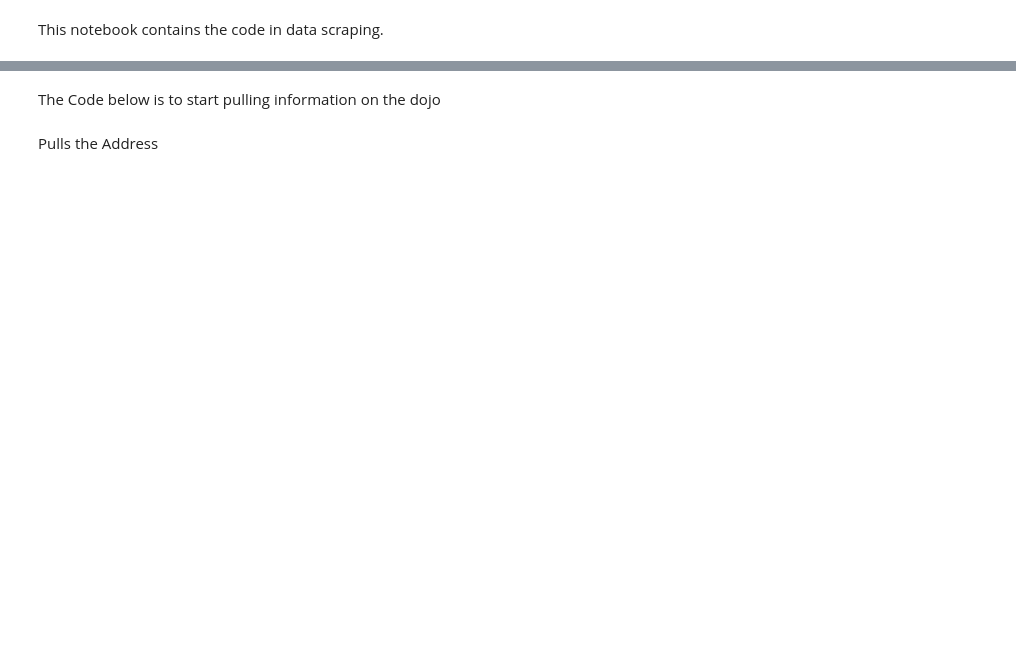
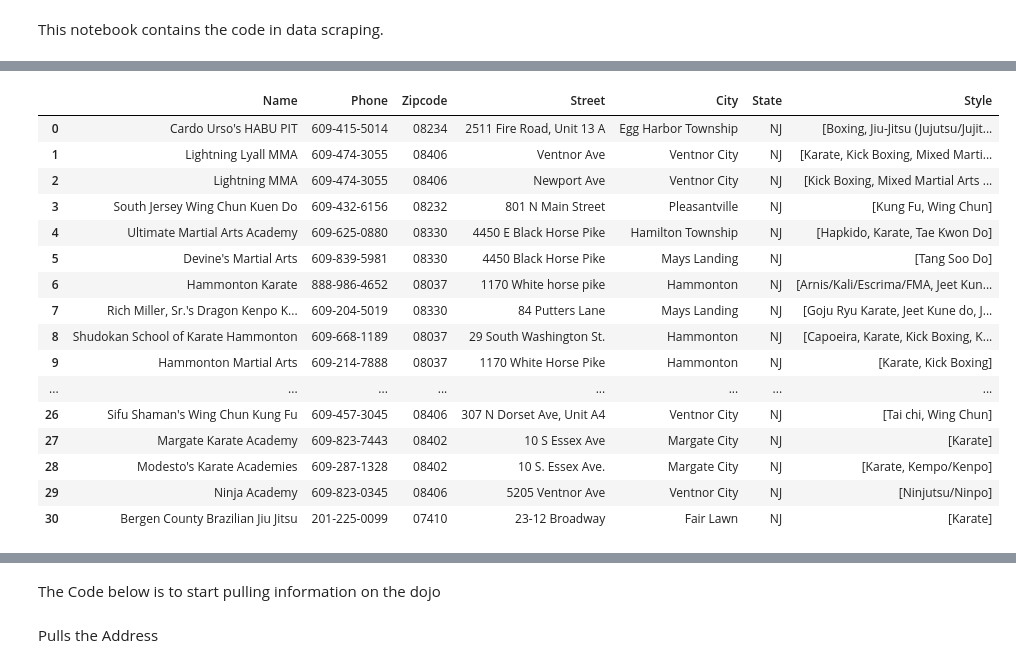
Before and after one commit to kplam624/Dojo-Finder, a Jupyter notebook: Data_Scraping.ipynb, the cells around one changed output, grey strips where cells are left out. Cells and saved outputs as stored; diff of their text form; code cells hidden in the pictures; blank space fills up the shorter version.

```diff
--- a/Data_Scraping.ipynb
+++ b/Data_Scraping.ipynb
@@ -10,0 +145,21 @@ from webdriver_manager.chrome import ChromeDriverManager
+# %%
+df = pd.DataFrame(dojo_list)
+df
+# %% [output]
+|  | Name | Phone | Zipcode | Street | City | State | Style |
+| 0 | Cardo Urso's HABU PIT | 609-415-5014 | 08234 | 2511 Fire Road, Unit 13 A | Egg Harbor Township | NJ | [Boxing, Jiu-Jitsu (Jujutsu/Jujit... |
+| 1 | Lightning Lyall MMA | 609-474-3055 | 08406 | Ventnor Ave | Ventnor City | NJ | [Karate, Kick Boxing, Mixed Marti... |
+| 2 | Lightning MMA | 609-474-3055 | 08406 | Newport Ave | Ventnor City | NJ | [Kick Boxing, Mixed Martial Arts ... |
+| 3 | South Jersey Wing Chun Kuen Do | 609-432-6156 | 08232 | 801 N Main Street | Pleasantville | NJ | [Kung Fu, Wing Chun] |
+| 4 | Ultimate Martial Arts Academy | 609-625-0880 | 08330 | 4450 E Black Horse Pike | Hamilton Township | NJ | [Hapkido, Karate, Tae Kwon Do] |
+| 5 | Devine's Martial Arts | 609-839-5981 | 08330 | 4450 Black Horse Pike | Mays Landing | NJ | [Tang Soo Do] |
+| 6 | Hammonton Karate | 888-986-4652 | 08037 | 1170 White horse pike | Hammonton | NJ | [Arnis/Kali/Escrima/FMA, Jeet Kun... |
+| 7 | Rich Miller, Sr.'s Dragon Kenpo K... | 609-204-5019 | 08330 | 84 Putters Lane | Mays Landing | NJ | [Goju Ryu Karate, Jeet Kune do, J... |
+| 8 | Shudokan School of Karate Hammonton | 609-668-1189 | 08037 | 29 South Washington St. | Hammonton | NJ | [Capoeira, Karate, Kick Boxing, K... |
+| 9 | Hammonton Martial Arts | 609-214-7888 | 08037 | 1170 White Horse Pike | Hammonton | NJ | [Karate, Kick Boxing] |
+| ... | ... | ... | ... | ... | ... | ... | ... |
+| 26 | Sifu Shaman's Wing Chun Kung Fu | 609-457-3045 | 08406 | 307 N Dorset Ave, Unit A4 | Ventnor City | NJ | [Tai chi, Wing Chun] |
+| 27 | Margate Karate Academy | 609-823-7443 | 08402 | 10 S Essex Ave | Margate City | NJ | [Karate] |
+| 28 | Modesto's Karate Academies | 609-287-1328 | 08402 | 10 S. Essex Ave. | Margate City | NJ | [Karate, Kempo/Kenpo] |
+| 29 | Ninja Academy | 609-823-0345 | 08406 | 5205 Ventnor Ave | Ventnor City | NJ | [Ninjutsu/Ninpo] |
+| 30 | Bergen County Brazilian Jiu Jitsu | 201-225-0099 | 07410 | 23-12 Broadway | Fair Lawn | NJ | [Karate] |
```
Also changed, not shown: parts of 35 cells of this notebook.
